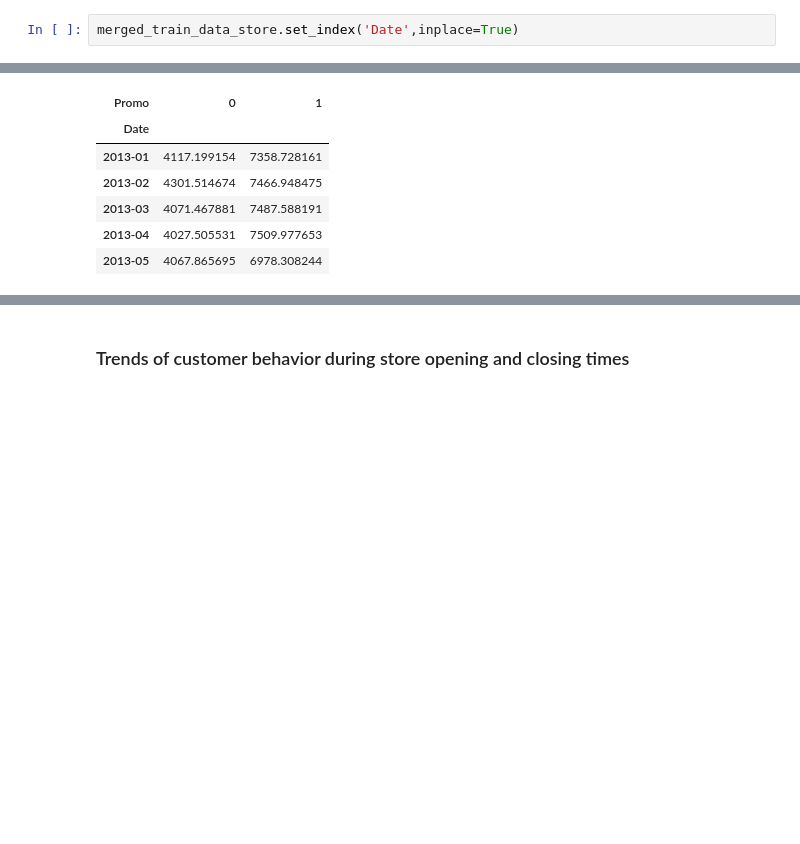
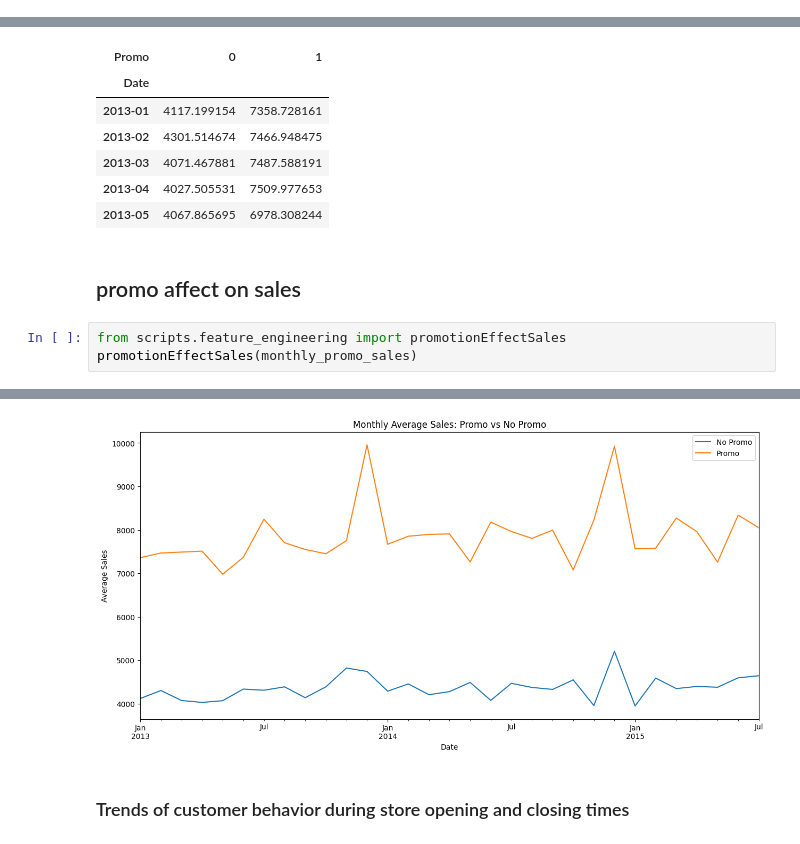
Before and after one commit to hanaDemma/Pharmaceuticals-finance-data-Analysis-week-4, a Jupyter notebook: notebooks/exploratory_analysis.ipynb, the cells around one changed output, grey strips where cells are left out. Drawn from its saved outputs; the diff is of its cells as text; blank space fills up the shorter version.

Commit message:
promo affect on sales

```diff
--- a/notebooks/exploratory_analysis.ipynb
+++ b/notebooks/exploratory_analysis.ipynb
@@ -657,8 +657,6 @@ monthly_open_store.head()
 | 2013-05 | 0.0 | 6976.285875 |
 # %% [markdown]
 ### Promotion effect over time
-# %%
-merged_train_data_store.set_index('Date',inplace=True)
 # %%
 monthly_promo_sales = merged_train_data_store.groupby([merged_train_data_store.index.to_period('M'), 'Promo'])['Sales'].mean().unstack()
 monthly_promo_sales.head()
@@ -670,3 +668,9 @@ monthly_promo_sales.head()
 | 2013-03 | 4071.467881 | 7487.588191 |
 | 2013-04 | 4027.505531 | 7509.977653 |
 | 2013-05 | 4067.865695 | 6978.308244 |
+# %% [markdown]
+## promo affect on sales
+# %%
+from scripts.feature_engineering import promotionEffectSales
+promotionEffectSales(monthly_promo_sales)
+# %% [output]
@@ -673,3 +679,4 @@ monthly_promo_sales.head()
+[figure, added]
 # %% [markdown]
 ### Trends of customer behavior during store opening and closing times
 # %% [markdown]
```
Also changed, not shown: parts of 29 cells of this notebook, 2 other files.
